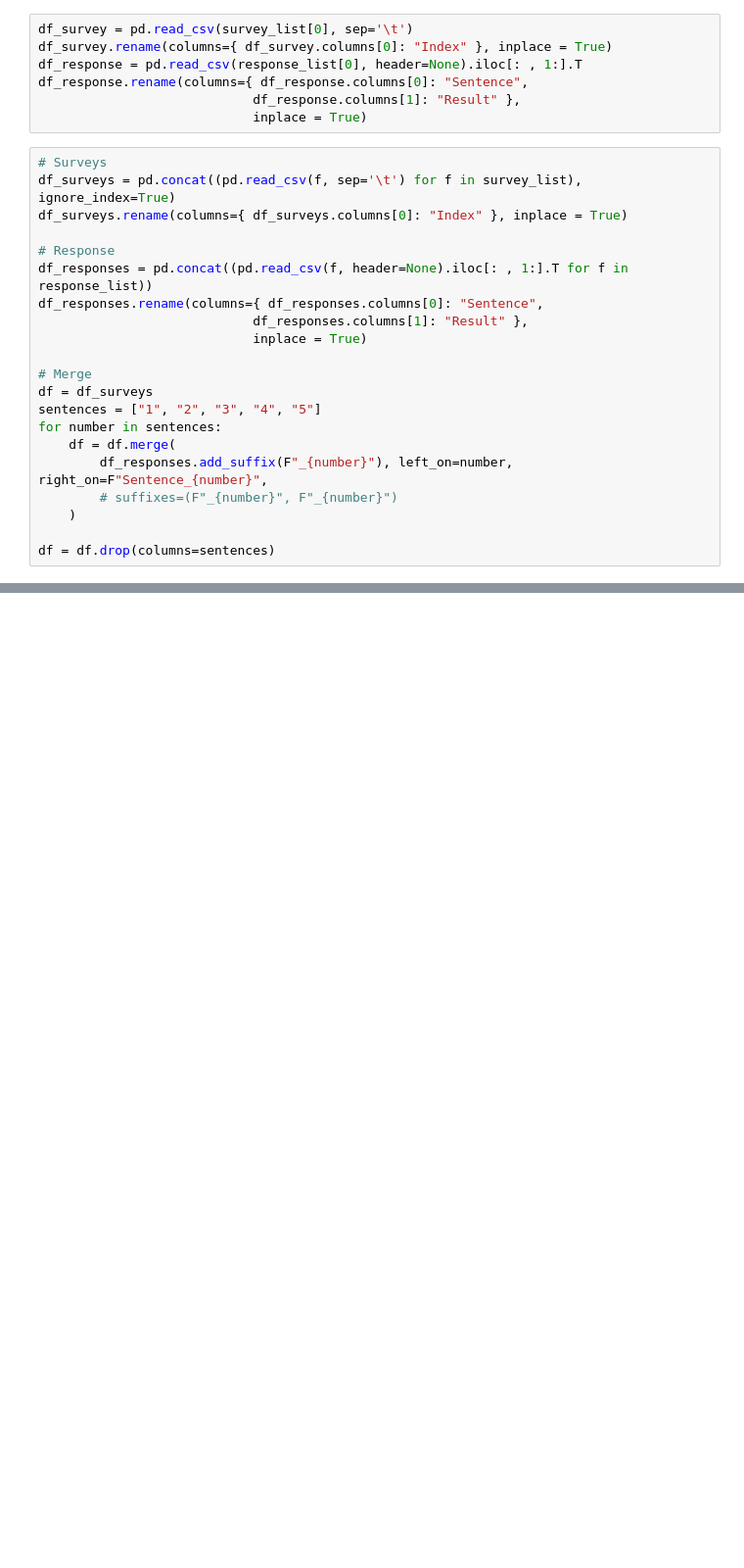
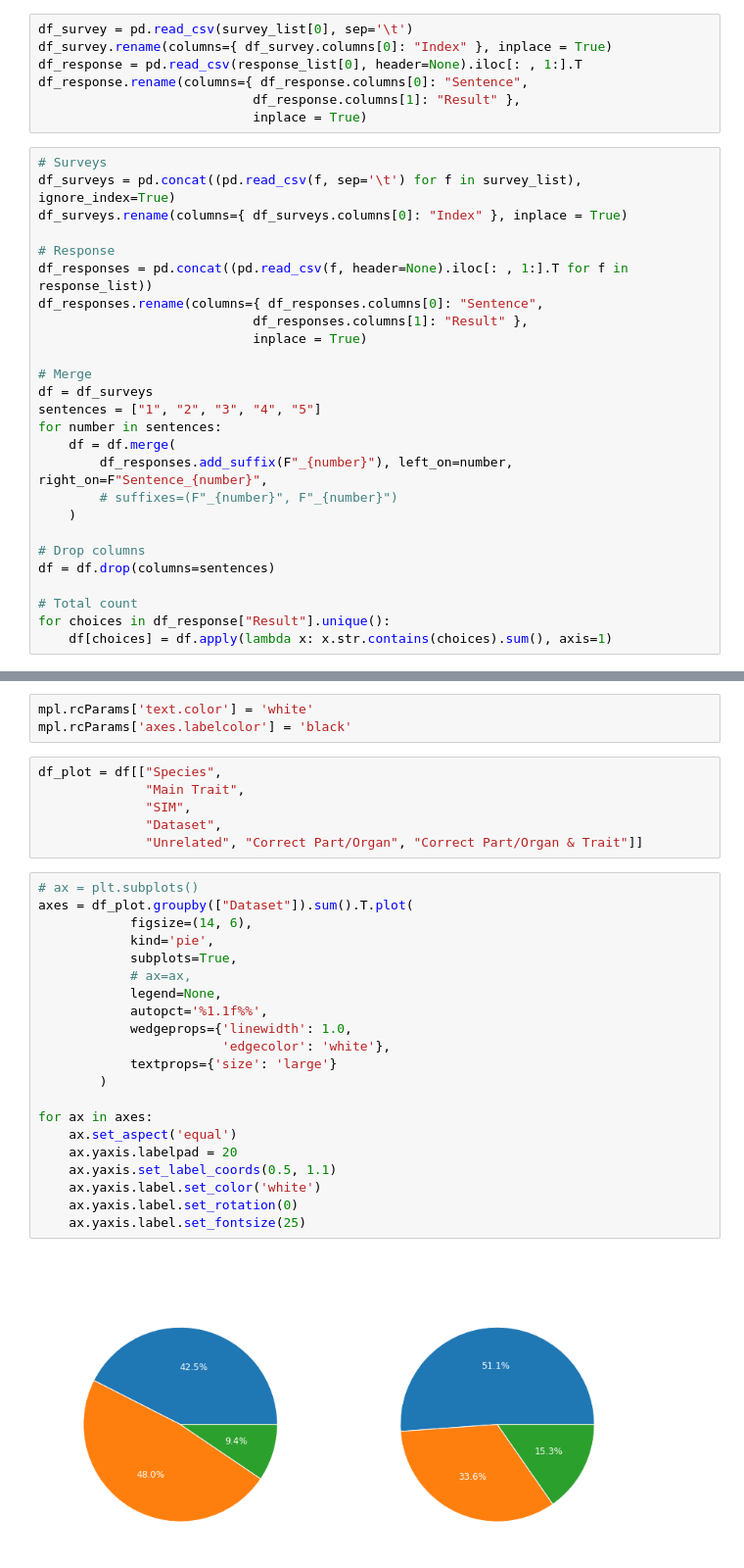
Before and after one commit to RobertvdV/GRS70424_Internship, a Jupyter notebook: notebooks/reports/surveys/survey_analyses.ipynb, the cells around one changed output, grey strips where cells are left out. Shown at 98% size. Saved outputs shown, nothing was run; the diff lists cells and outputs as text; blank space fills up the shorter version.

Commit message:
plots

```diff
--- a/notebooks/reports/surveys/survey_analyses.ipynb
+++ b/notebooks/reports/surveys/survey_analyses.ipynb
@@ -40,4 +41,9 @@ for number in sentences:
         # suffixes=(F"_{number}", F"_{number}")
     )
 
+# Drop columns
 df = df.drop(columns=sentences)
+
+# Total count
+for choices in df_response["Result"].unique():
+    df[choices] = df.apply(lambda x: x.str.contains(choices).sum(), axis=1)
@@ -43,0 +52,32 @@ df = df.drop(columns=sentences)
+# %%
+mpl.rcParams['text.color'] = 'white'
+mpl.rcParams['axes.labelcolor'] = 'black'
+# %%
+df_plot = df[["Species",
+              "Main Trait",
+              "SIM",
+              "Dataset",
+              "Unrelated", "Correct Part/Organ", "Correct Part/Organ & Trait"]]
+# %%
+# ax = plt.subplots()
+axes = df_plot.groupby(["Dataset"]).sum().T.plot(
+            figsize=(14, 6),
+            kind='pie',
+            subplots=True,
+            # ax=ax,
+            legend=None,
+            autopct='%1.1f%%',
+            wedgeprops={'linewidth': 1.0,
+                        'edgecolor': 'white'},
+            textprops={'size': 'large'}
+        )
+
+for ax in axes:
+    ax.set_aspect('equal')
+    ax.yaxis.labelpad = 20
+    ax.yaxis.set_label_coords(0.5, 1.1)
+    ax.yaxis.label.set_color('white')
+    ax.yaxis.label.set_rotation(0)
+    ax.yaxis.label.set_fontsize(25)
+# %% [output]
+[figure, added]
```
Also changed, not shown: parts of 3 cells of this notebook.
